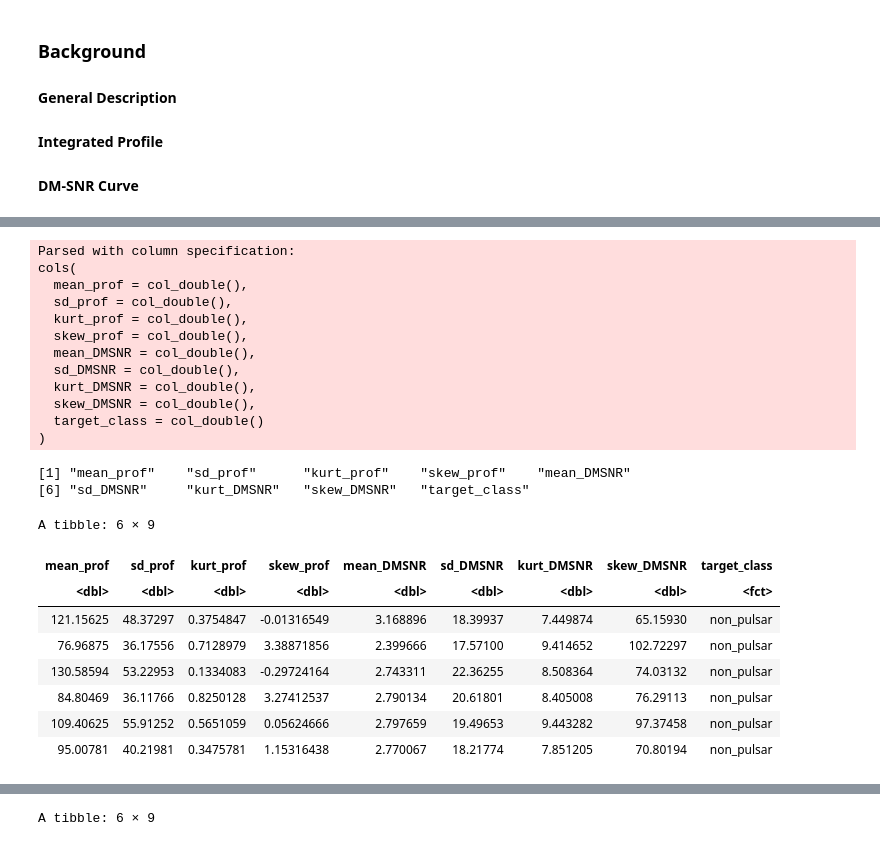
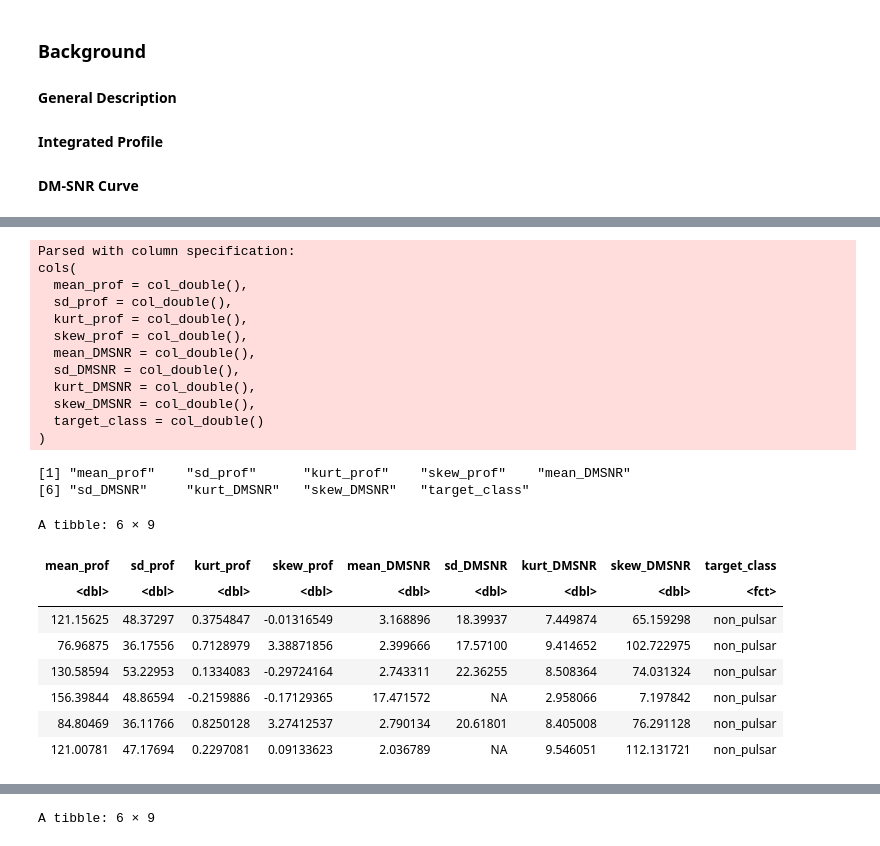
Before and after one commit to NicoRui/DSCI_100_Project, a Jupyter notebook: Proposal.ipynb, the cells around one changed output, grey strips where cells are left out. Cells and saved outputs as stored; diff of their text form; code cells hidden in the pictures.

```diff
--- a/Proposal.ipynb
+++ b/Proposal.ipynb
@@ -20,40 +38,40 @@ options(repr.matrix.max.rows = 6)
 # %%
 pulsar_base_data = read_csv("pulsar_data_train.csv", skip = 1,
                             col_names = c("mean_prof", "sd_prof",
                                           "kurt_prof", "skew_prof", "mean_DMSNR",
                                           "sd_DMSNR","kurt_DMSNR","skew_DMSNR", "target_class")) %>%
                     mutate(target_class = as_factor(target_class)) %>%
                     mutate(target_class = fct_recode(target_class,
                                                     "non_pulsar" = '0',
-                                                    "pulsar" = '1')) %>%
-                    drop_na()
+                                                    "pulsar" = '1'))
+#pulsar_base_data_NAdrop = drop_na(pulsar_base_data)
 
 colnames(pulsar_base_data)
 head(pulsar_base_data)
 # %% [output]
 Parsed with column specification:
 cols(
   mean_prof = col_double(),
   sd_prof = col_double(),
   kurt_prof = col_double(),
   skew_prof = col_double(),
   mean_DMSNR = col_double(),
   sd_DMSNR = col_double(),
   kurt_DMSNR = col_double(),
   skew_DMSNR = col_double(),
   target_class = col_double()
 )
 [1] "mean_prof"    "sd_prof"      "kurt_prof"    "skew_prof"    "mean_DMSNR"
 [6] "sd_DMSNR"     "kurt_DMSNR"   "skew_DMSNR"   "target_class"
 A tibble: 6 × 9
 | mean_prof | sd_prof | kurt_prof | skew_prof | mean_DMSNR | sd_DMSNR | kurt_DMSNR | skew_DMSNR | target_class |
 | <dbl> | <dbl> | <dbl> | <dbl> | <dbl> | <dbl> | <dbl> | <dbl> | <fct> |
-| 121.15625 | 48.37297 | 0.3754847 | -0.01316549 | 3.168896 | 18.39937 | 7.449874 | 65.15930 | non_pulsar |
-| 76.96875 | 36.17556 | 0.7128979 | 3.38871856 | 2.399666 | 17.57100 | 9.414652 | 102.72297 | non_pulsar |
-| 130.58594 | 53.22953 | 0.1334083 | -0.29724164 | 2.743311 | 22.36255 | 8.508364 | 74.03132 | non_pulsar |
-| 84.80469 | 36.11766 | 0.8250128 | 3.27412537 | 2.790134 | 20.61801 | 8.405008 | 76.29113 | non_pulsar |
-| 109.40625 | 55.91252 | 0.5651059 | 0.05624666 | 2.797659 | 19.49653 | 9.443282 | 97.37458 | non_pulsar |
-| 95.00781 | 40.21981 | 0.3475781 | 1.15316438 | 2.770067 | 18.21774 | 7.851205 | 70.80194 | non_pulsar |
+| 121.15625 | 48.37297 | 0.3754847 | -0.01316549 | 3.168896 | 18.39937 | 7.449874 | 65.159298 | non_pulsar |
+| 76.96875 | 36.17556 | 0.7128979 | 3.38871856 | 2.399666 | 17.57100 | 9.414652 | 102.722975 | non_pulsar |
+| 130.58594 | 53.22953 | 0.1334083 | -0.29724164 | 2.743311 | 22.36255 | 8.508364 | 74.031324 | non_pulsar |
+| 156.39844 | 48.86594 | -0.2159886 | -0.17129365 | 17.471572 | NA | 2.958066 | 7.197842 | non_pulsar |
+| 84.80469 | 36.11766 | 0.8250128 | 3.27412537 | 2.790134 | 20.61801 | 8.405008 | 76.291128 | non_pulsar |
+| 121.00781 | 47.17694 | 0.2297081 | 0.09133623 | 2.036789 | NA | 9.546051 | 112.131721 | non_pulsar |
 # %%
 set.seed(632)
 pulsar_split = initial_split(pulsar_base_data, prop = 0.8, strata = target_class)
```
Also changed, not shown: parts of 4 cells of this notebook.
